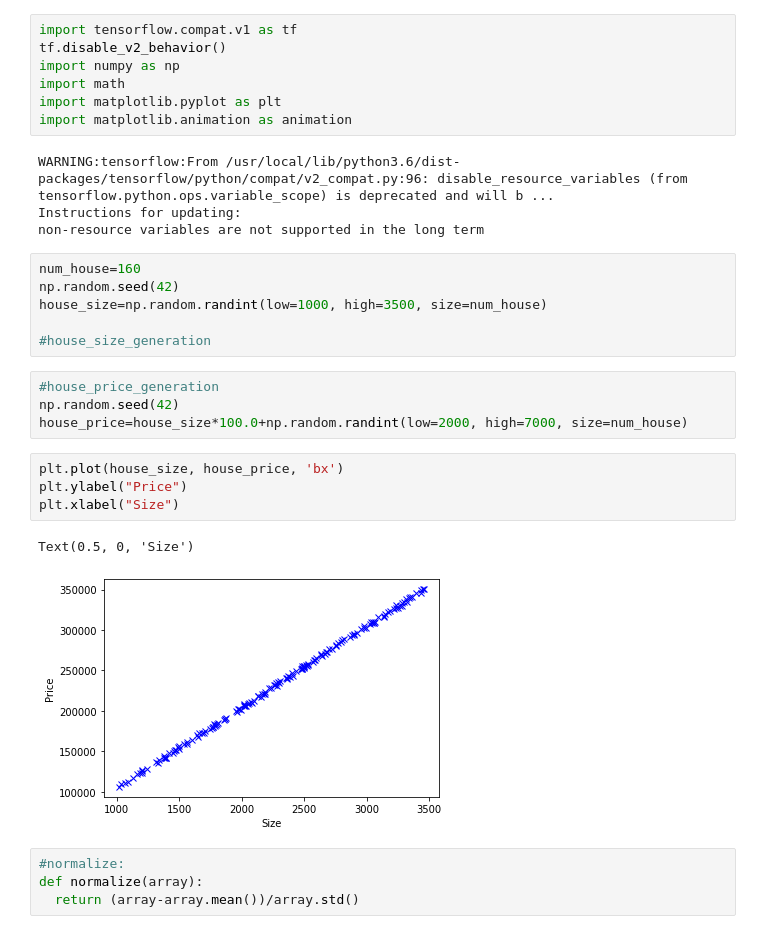
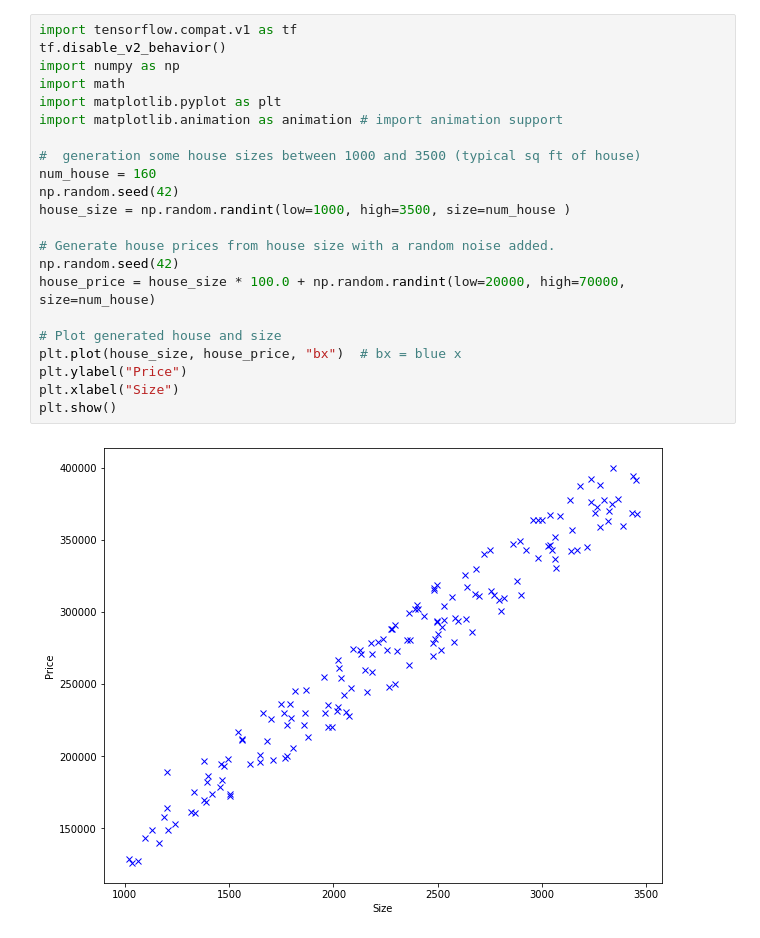
Before and after one commit to LobarBadalova/tensorflow_practices, a Jupyter notebook: house_price_prediction.ipynb, the cells around one changed output. Saved outputs shown, nothing was run; the diff lists cells and outputs as text.

```diff
--- a/house_price_prediction.ipynb
+++ b/house_price_prediction.ipynb
@@ -3,33 +3,25 @@
-# %%
-import tensorflow.compat.v1 as tf
-tf.disable_v2_behavior()
-import numpy as np
-import math
-import matplotlib.pyplot as plt
-import matplotlib.animation as animation
-# %% [output]
-WARNING:tensorflow:From /usr/local/lib/python3.6/dist-packages/tensorflow/python/compat/v2_compat.py:96: disable_resource_variables (from tensorflow.python.ops.variable_scope) is deprecated and will b ...
-Instructions for updating:
-non-resource variables are not supported in the long term
-# %%
-num_house=160
-np.random.seed(42)
-house_size=np.random.randint(low=1000, high=3500, size=num_house)
-
-#house_size_generation
-# %%
-#house_price_generation
-np.random.seed(42)
-house_price=house_size*100.0+np.random.randint(low=2000, high=7000, size=num_house)
-# %%
-plt.plot(house_size, house_price, 'bx')
-plt.ylabel("Price")
-plt.xlabel("Size")
-# %% [output]
-Text(0.5, 0, 'Size')
-[figure, removed]
-# %%
-#normalize:
-def normalize(array):
-  return (array-array.mean())/array.std()
+# %%
+import tensorflow.compat.v1 as tf
+tf.disable_v2_behavior()
+import numpy as np
+import math
+import matplotlib.pyplot as plt
+import matplotlib.animation as animation # import animation support
+
+#  generation some house sizes between 1000 and 3500 (typical sq ft of house)
+num_house = 160
+np.random.seed(42)
+house_size = np.random.randint(low=1000, high=3500, size=num_house )
+
+# Generate house prices from house size with a random noise added.
+np.random.seed(42)
+house_price = house_size * 100.0 + np.random.randint(low=20000, high=70000, size=num_house)
+
+# Plot generated house and size
+plt.plot(house_size, house_price, "bx")  # bx = blue x
+plt.ylabel("Price")
+plt.xlabel("Size")
+plt.show()
+# %% [output]
+[figure, added]
 # %%
```
Also changed, not shown: parts of 5 cells of this notebook.
